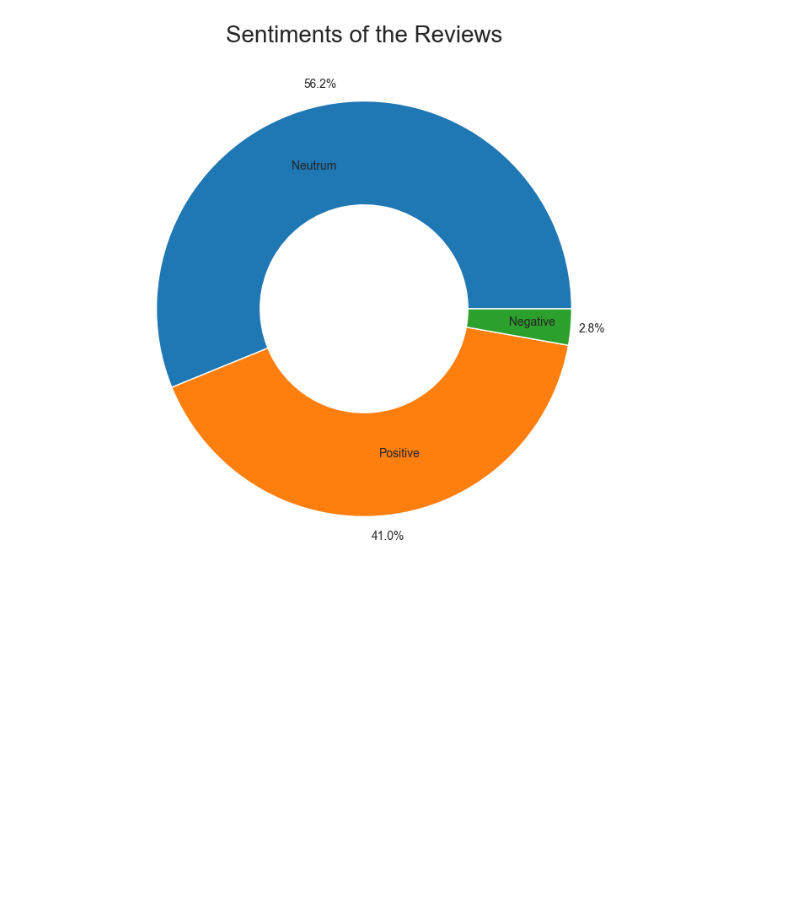
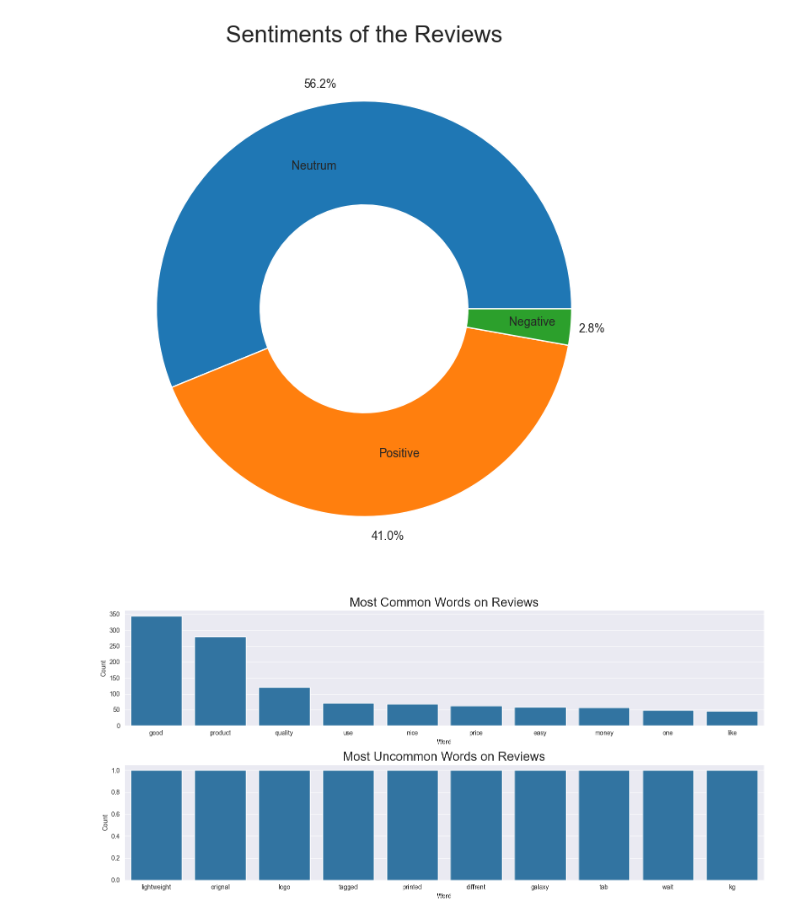
Before and after one commit to RodrigoLopezNunez17/Amazon-Sales----NLP, a Jupyter notebook: EDA/EDA.ipynb, the cells around one changed output. Drawn from its saved outputs; the diff is of its cells as text; code cells hidden in the pictures; blank space fills up the shorter version.

```diff
--- a/EDA/EDA.ipynb
+++ b/EDA/EDA.ipynb
@@ -99,3 +100,52 @@ plt.title("Sentiments of the Reviews", fontsize=20)
 plt.show()
 # %% [output]
 [figure]
+# %%
+def isURL(text:str)->bool:
+    """
+    This function receives a string as an input and check whether it's an URL or not. Returns a boolean as the output.
+    """
+    return bool(re.compile(r'^(https?://)?([a-zA-Z0-9.-]+)(:[0-9]+)?(/.*)?$').match(text))
+
+def Tokenize(text:str)->list[str]:
+    """
+    This function receives an string as an input. Then with help of the NLTK library we split the input into the phrases that the input has, after that,
+    the punctuation symbols and stopwords are filtrated. Returns a list of strings.
+    """
+    ans : list = []
+    for i in nltk.tokenize.sent_tokenize(text.lower()):
+        j = nltk.tokenize.word_tokenize(re.sub('[^a-zA-Z]', " ", str(i)))
+        stopwords : list[str] = [i for i in nltk.corpus.stopwords.words('english') if i not in ['good','super','ok']]
+        j = [k for k in j if k not in stopwords]
+        ans.append(' '.join(j))
+    return ans
+
+review['ContentTokenized'] = review['ReviewContent'].apply(lambda n : Tokenize(n) if not isURL(n) else [])
+
+def GetCountWords(series : pd.Series) -> dict:
+    words = []
+    for i in series:
+        for j in i:
+            words.extend(nltk.tokenize.word_tokenize(j))
+    countWords = dict(sorted(dict(Counter(words)).items(), key=lambda n : n[1], reverse=True))
+
+    return countWords
+
+countWords = GetCountWords(review['ContentTokenized'])
+
+fig, (ax1, ax2) = plt.subplots(2,1, figsize=(15, 7))
+
+sns.barplot(x=list(countWords.keys())[:10], y=list(countWords.values())[:10], ax=ax1)
+ax1.set_title("Most Common Words on Reviews", fontsize=20)
+ax1.set_ylabel("Count")
+ax1.set_xlabel("Word")
+
+sns.barplot(x=list(countWords.keys())[-10:], y=list(countWords.values())[-10:], ax=ax2)
+ax2.set_title("Most Uncommon Words on Reviews", fontsize=20)
+ax2.set_ylabel("Count")
+ax2.set_xlabel("Word")
+
+plt.tight_layout()
+plt.show()
+# %% [output]
+[figure, added]
```
Also changed, not shown: parts of 1 cell of this notebook, 1 other file.
